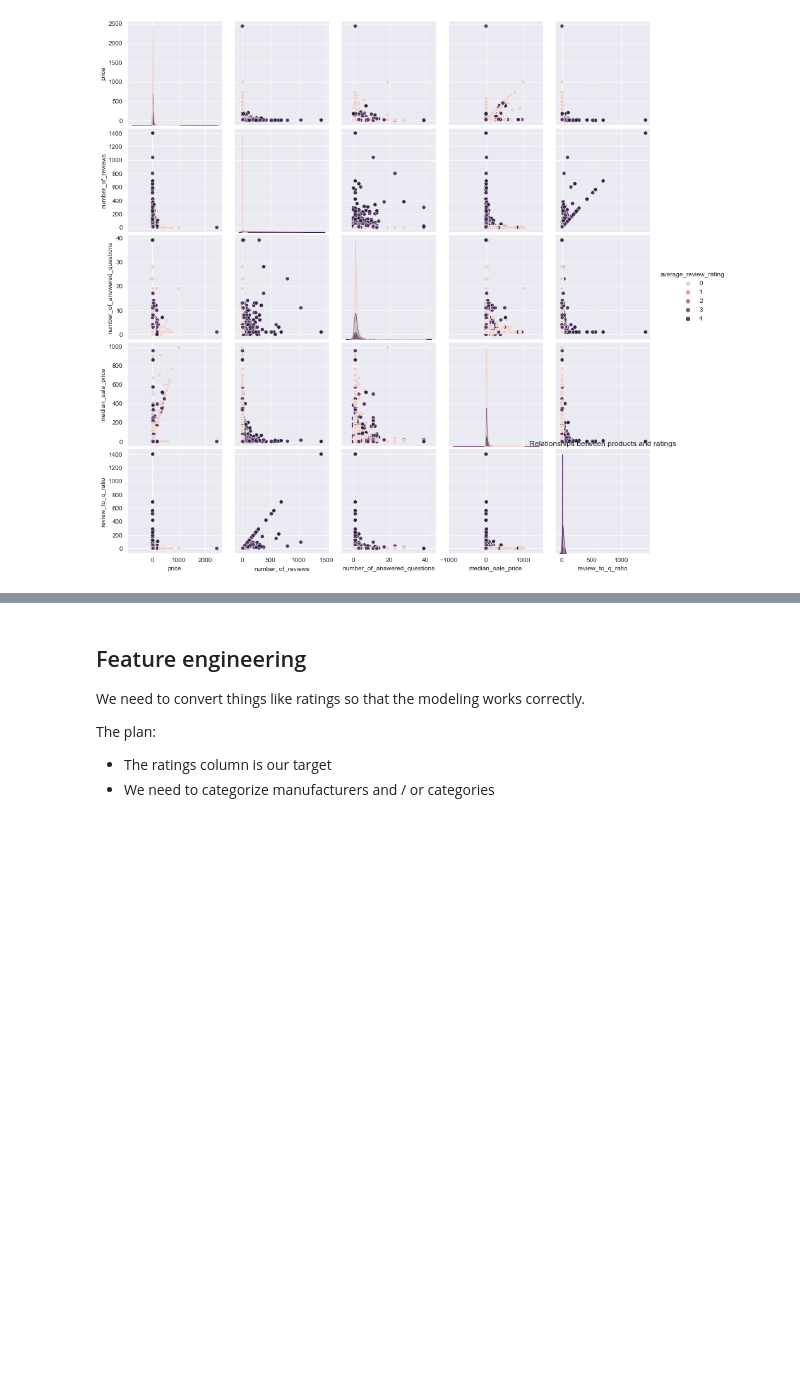
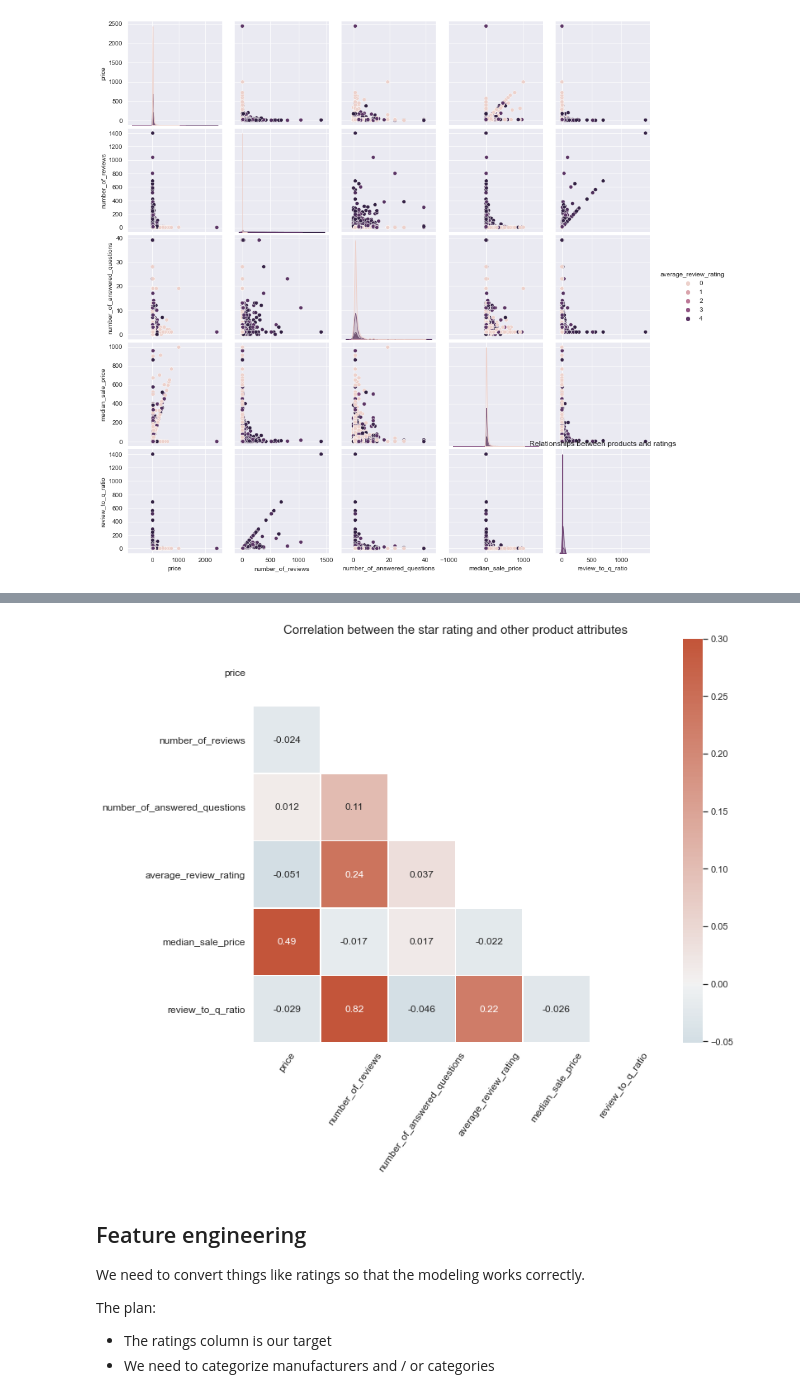
Before and after one commit to cotica/capstone, a Jupyter notebook: code/Amazon-order-history-EDA.ipynb, the cells around one changed output, grey strips where cells are left out. Saved outputs shown, nothing was run; the diff lists cells and outputs as text; code cells hidden in the pictures; blank space fills up the shorter version.

Commit message:
add corr matrix

```diff
--- a/code/Amazon-order-history-EDA.ipynb
+++ b/code/Amazon-order-history-EDA.ipynb
@@ -676,6 +676,33 @@ corr.round(2)
 | average_review_rating | -0.05 | 0.24 | 0.04 | 1.00 | -0.02 | ... |
 | median_sale_price | 0.49 | -0.02 | 0.02 | -0.02 | 1.00 | ... |
 | review_to_q_ratio | -0.03 | 0.82 | -0.05 | 0.22 | -0.03 | ... |
+# %%
+#corr plot
+#ref from https://seaborn.pydata.org/examples/many_pairwise_correlations.html
+
+sns.set_theme(style="white")
+
+# Generate a mask for the upper triangle
+mask = np.triu(np.ones_like(corr, dtype=bool))
+
+# Set up the matplotlib figure
+f, ax = plt.subplots(figsize=(11, 9))
+
+# Generate a custom diverging colormap
+cmap = sns.diverging_palette(230, 20, as_cmap=True)
+
+# Draw the heatmap with the mask and correct aspect ratio
+sns.heatmap(corr, mask=mask, cmap=cmap, vmax=.3, center=0,
+            square=True, annot=True, linewidths=.5)
+
+plt.title(
+    'Correlation between the star rating and other product attributes',
+size = 15);
+plt.xticks(size=12, rotation=55);
+plt.yticks(size=12);
+plt.savefig('../assets/Corr.jpg');
+# %% [output]
+[figure, added]
 # %% [markdown]
 ## Feature engineering
 
```
Also changed, not shown: parts of 1 cell of this notebook, 1 other file.
